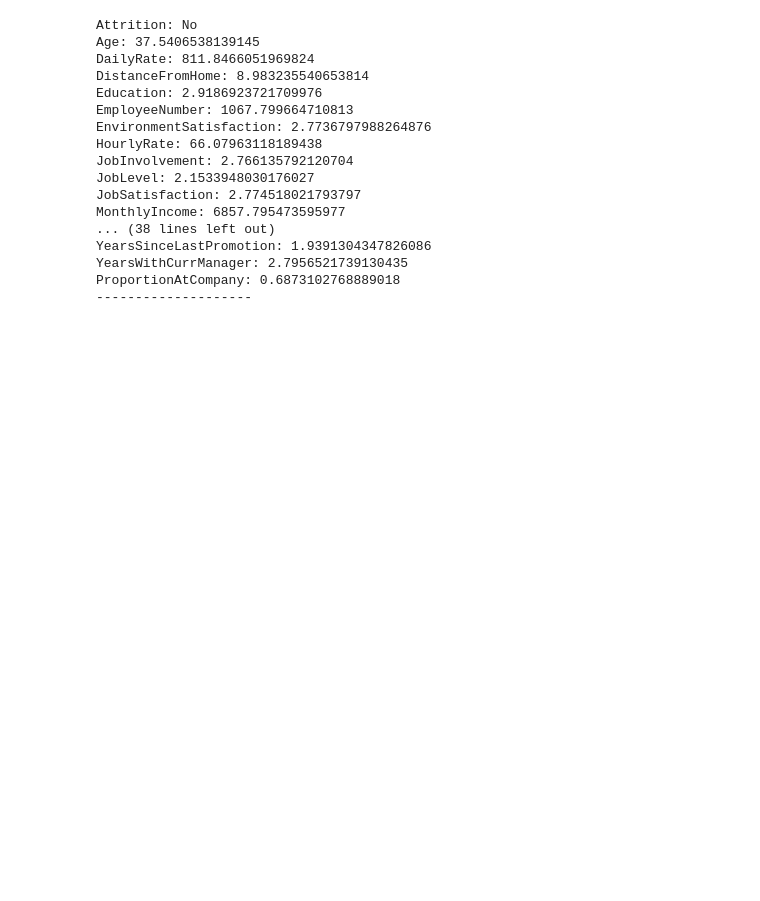
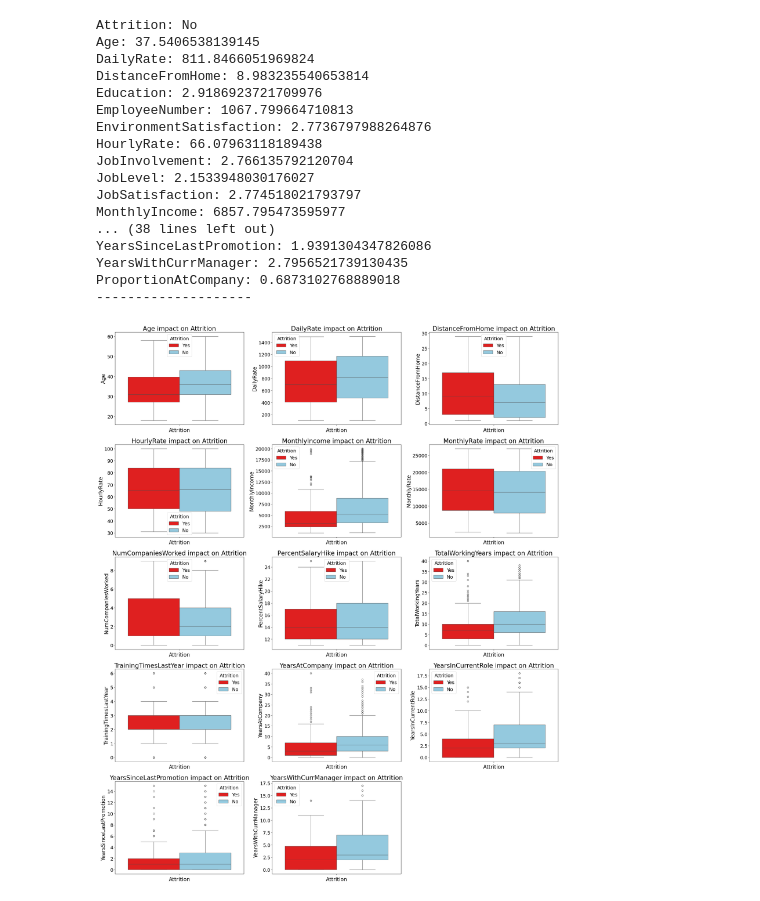
Before and after one commit to SethMoffat/Project_1, a Jupyter notebook: explore.ipynb, the cells around one changed output. Saved outputs shown, nothing was run; the diff lists cells and outputs as text; code cells hidden in the pictures; blank space fills up the shorter version.

```diff
--- a/explore.ipynb
+++ b/explore.ipynb
@@ -217,5 +217,49 @@ YearsSinceLastPromotion: 1.9391304347826086
 YearsWithCurrManager: 2.7956521739130435
 ProportionAtCompany: 0.6873102768889018
 --------------------
+# %%
+plt.close()
+
+plt.rcParams['font.size'] = 18
+plt.rcParams['axes.titlesize'] = 24
+plt.rcParams['axes.labelsize'] = 20
+
+cols_per_row = 3
+offset = 1
+if len(num_cols) % cols_per_row == 0:
+    offset = 0
+
+fig, axes = plt.subplots(
+    nrows=len(num_cols)//cols_per_row + offset,
+    ncols=cols_per_row,
+    figsize=(25, len(num_cols)*2)
+)
+
+# Flatten axes array for easy iteration
+axes = axes.flatten()
+
+for i, col in enumerate(num_cols): # numerical colums charted with boxplots
+    sns.boxplot(
+        hue='Attrition',
+        y=col,
+        data=df,
+        ax=axes[i],
+        # color='red',
+        palette=['red', 'skyblue'],
+        linewidth=1,
+    )
+    axes[i].set_title(f'{col} impact on Attrition')
+    axes[i].set_xlabel('Attrition')
+    axes[i].set_ylabel(col)
+
+# Remove any unused subplots
+for i in range(i, len(axes)):
+    fig.delaxes(axes[i])
+
+# Adjust layout to avoid overlap
+plt.tight_layout()
+plt.show()
+# %% [output]
+[figure, added]
 # %%
 plt.close()
```
Also changed, not shown: parts of 2 cells of this notebook.
